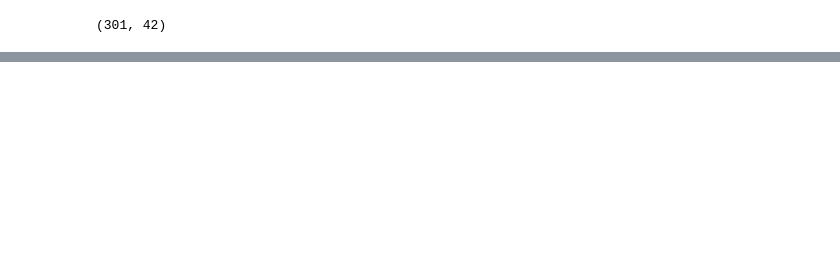
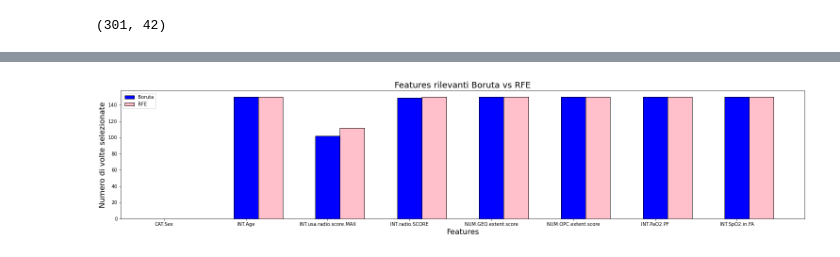
Before and after one commit to Farksrep/tirocinio, a Jupyter notebook: Boruta VS RFE con grafico.ipynb, the cells around one changed output, grey strips where cells are left out. Cells and saved outputs as stored; diff of their text form; code cells hidden in the pictures; blank space fills up the shorter version.

```diff
--- a/Boruta VS RFE con grafico.ipynb
+++ b/Boruta VS RFE con grafico.ipynb
@@ -306,0 +384,18 @@ plt.show()
+# %%
+x=feat3
+legend=['Boruta','RFE']
+pos = np.arange(len(x))
+bar_width = 0.3
+y1=terzadivisioneboruta
+y2=terzadivisionerfe
+plt.figure(figsize=(26, 5))
+plt.bar(pos,y1,bar_width,color='blue',edgecolor='black')
+plt.bar(pos+bar_width,y2,bar_width,color='pink',edgecolor='black')
+plt.xticks(pos, x)
+plt.xlabel('Features', fontsize=16)
+plt.ylabel('Numero di volte selezionate', fontsize=16)
+plt.title('Features rilevanti Boruta vs RFE',fontsize=18)
+plt.legend(legend,loc=2)
+plt.show()
+# %% [output]
+[figure, added]
```
Also changed, not shown: parts of 15 cells of this notebook.
